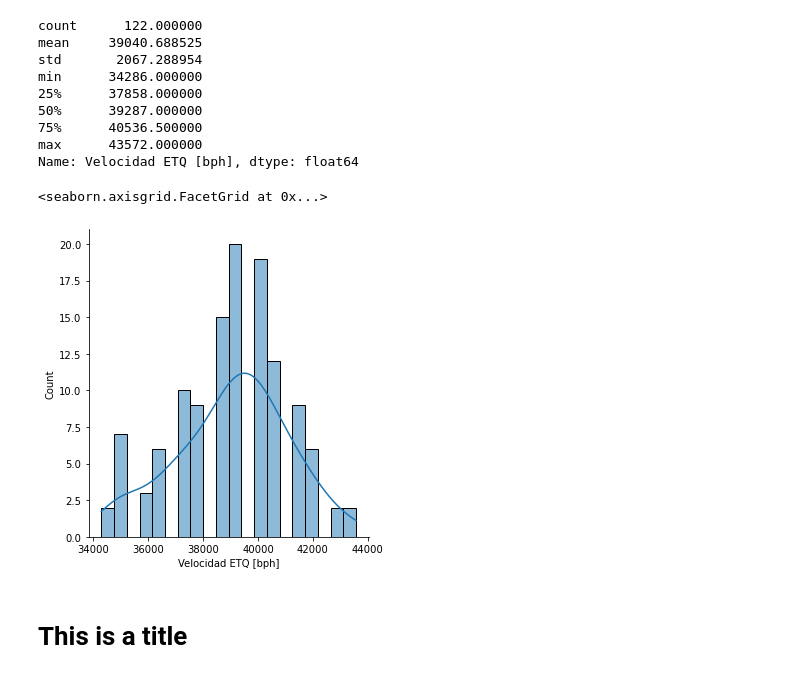
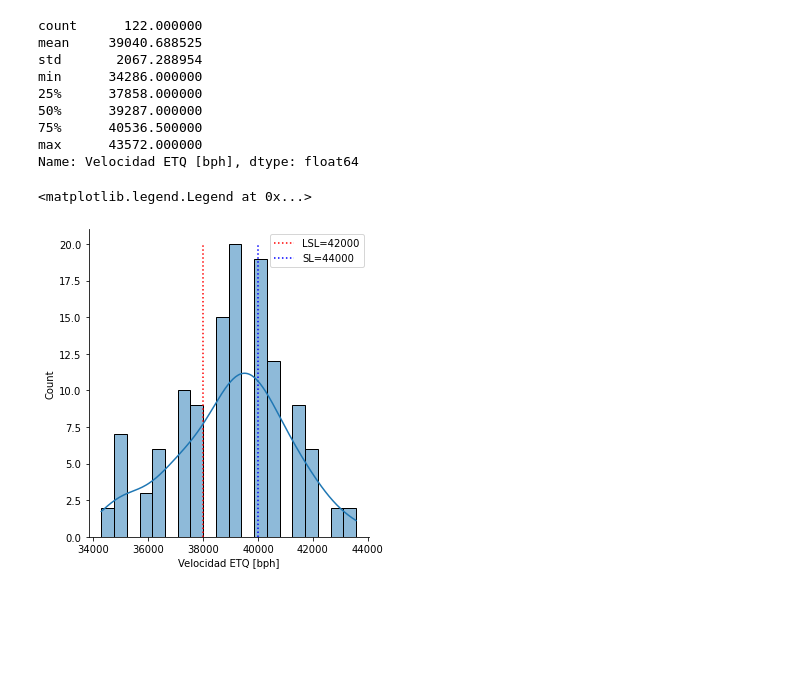
Before and after one commit to doblevm/analysisGLY, a Jupyter notebook: Analysis GLY .ipynb, the cells around one changed output. Drawn from its saved outputs; the diff is of its cells as text; code cells hidden in the pictures; blank space fills up the shorter version.

```diff
--- a/Analysis GLY .ipynb
+++ b/Analysis GLY .ipynb
@@ -89,11 +100,12 @@ min      34286.000000
 75%      40536.500000
 max      43572.000000
 Name: Velocidad ETQ [bph], dtype: float64
-# %%
-sns.displot(df_ETQ_Filtr_nov['Velocidad ETQ [bph]'], kde=True, bins=20)
-# %% [output]
-<seaborn.axisgrid.FacetGrid at 0x...>
-[figure, removed]
-# %% [markdown]
-
-# This is a title
+# %%
+sns.displot(df_ETQ_Filtr_nov['Velocidad ETQ [bph]'], kde=True, bins=20)
+#
+plt.vlines(38000, 0, 20, color='r', linestyles='dotted', label='LSL=42000')
+plt.vlines(40000, 0, 20, color='b', linestyles='dotted', label='SL=44000')
+plt.legend()
+# %% [output]
+<matplotlib.legend.Legend at 0x...>
+[figure, added]
```
Also changed, not shown: parts of 8 cells of this notebook.
